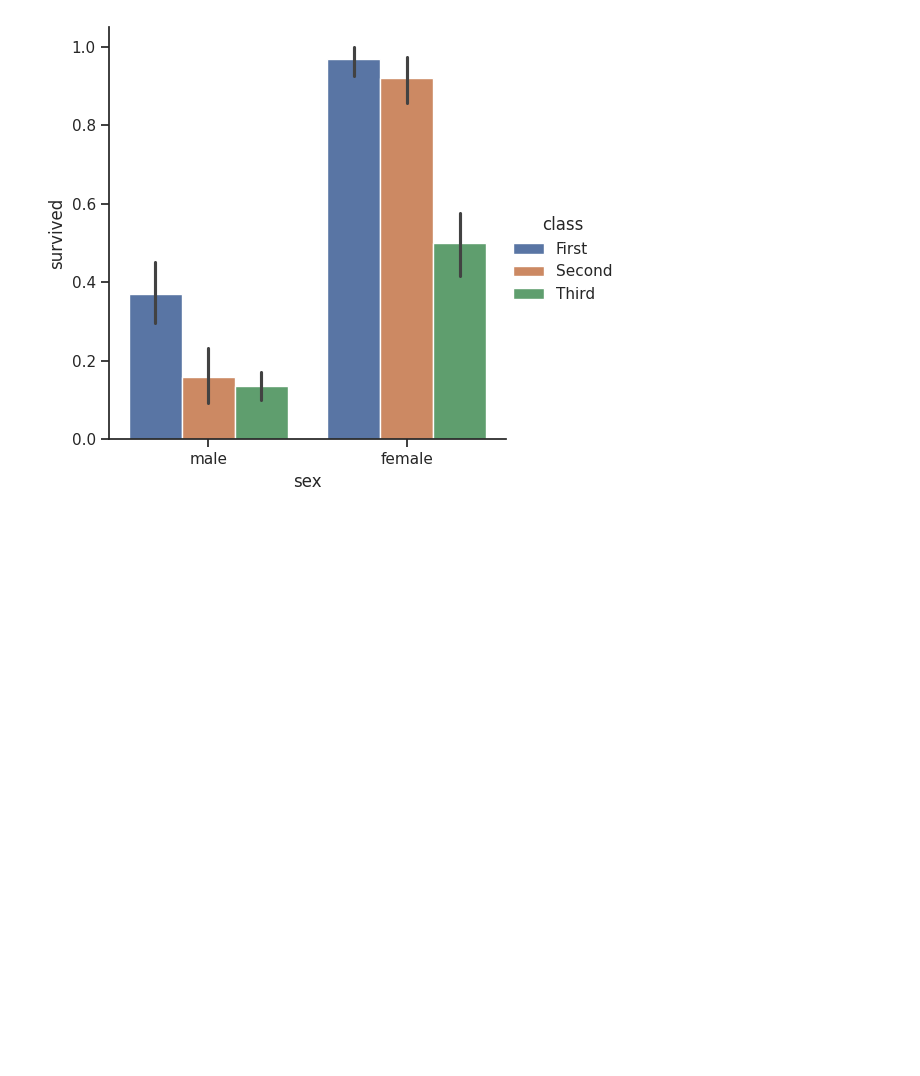
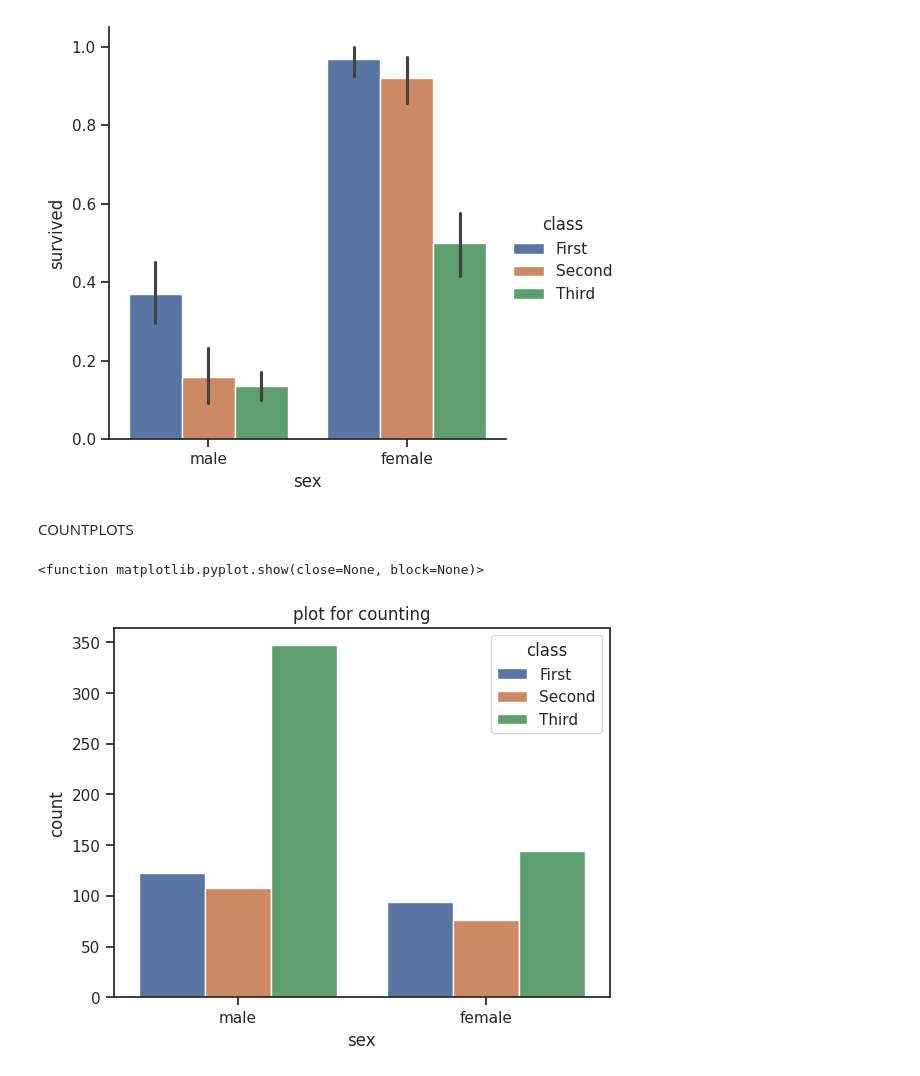
Before and after one commit to ahmadzulfiqar001/python-100-days-beginner-to-advance-, a Jupyter notebook: Day_8_of_Python.ipynb, the cells around one changed output. Cells and saved outputs as stored; diff of their text form; code cells hidden in the pictures; blank space fills up the shorter version.

```diff
--- a/Day_8_of_Python.ipynb
+++ b/Day_8_of_Python.ipynb
@@ -49,3 +51,17 @@ plt.show
 # %% [output]
 <function matplotlib.pyplot.show(close=None, block=None)>
 [figure]
+# %% [markdown]
+COUNTPLOTS
+# %%
+import seaborn as sns
+import matplotlib.pyplot as plt
+sns.set_theme(style="ticks", color_codes = True)
+
+titanic = sns.load_dataset("titanic")
+p1=sns.countplot(x="sex", data = titanic, hue = "class")
+p1.set_title("plot for counting")
+plt.show
+# %% [output]
+<function matplotlib.pyplot.show(close=None, block=None)>
+[figure, added]
```
Also changed, not shown: parts of 4 cells of this notebook.
